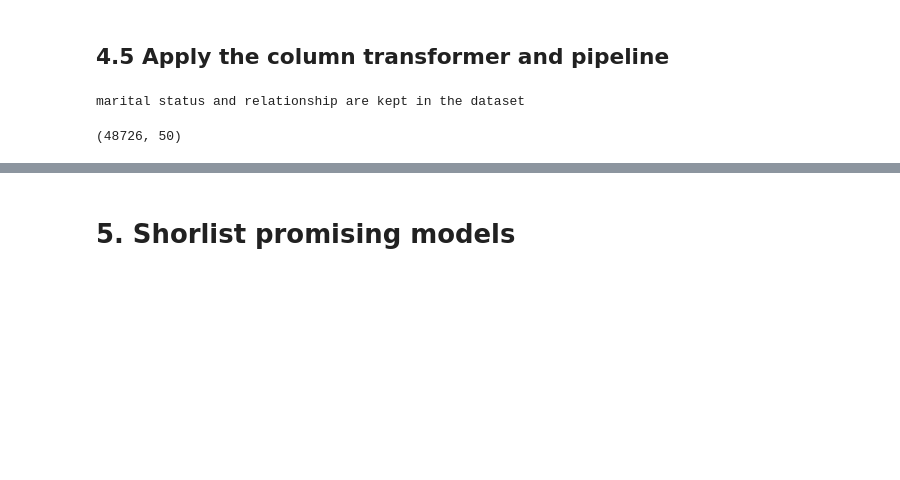
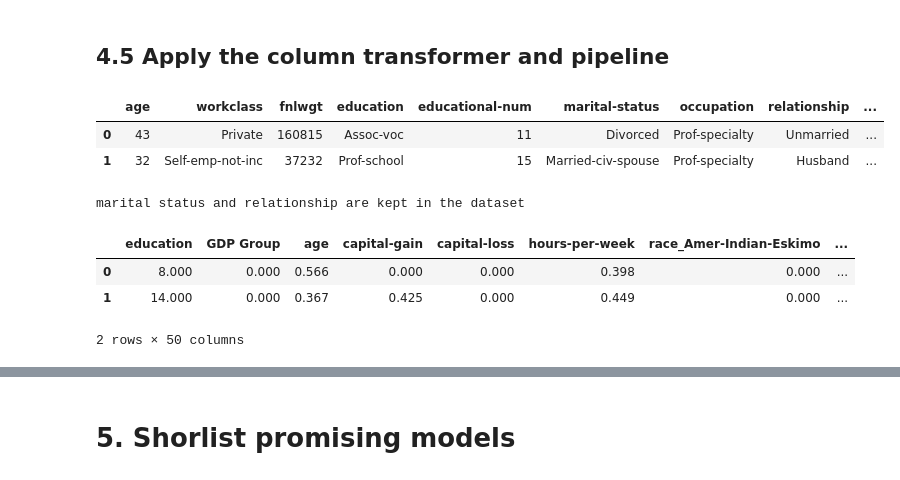
Before and after one commit to semasuka/Income-classification, a Jupyter notebook: Income_Classification.ipynb, the cells around one changed output, grey strips where cells are left out. Saved outputs shown, nothing was run; the diff lists cells and outputs as text; code cells hidden in the pictures; blank space fills up the shorter version.

```diff
--- a/Income_Classification.ipynb
+++ b/Income_Classification.ipynb
@@ -1680,7 +1689,17 @@ def full_pipeline_fuc(df):
     return smote_pip_result
+# %%
+train_copy.head(2)
+# %% [output]
+|  | age | workclass | fnlwgt | education | educational-num | marital-status | occupation | relationship | ... |
+| 0 | 43 | Private | 160815 | Assoc-voc | 11 | Divorced | Prof-specialty | Unmarried | ... |
+| 1 | 32 | Self-emp-not-inc | 37232 | Prof-school | 15 | Married-civ-spouse | Prof-specialty | Husband | ... |
 # %%
 train_copy_prep = full_pipeline_fuc(train_copy)
 train_copy_prep.shape
+train_copy_prep.head(2)
 # %% [output]
 marital status and relationship are kept in the dataset
+|  | education | GDP Group | age | capital-gain | capital-loss | hours-per-week | race_Amer-Indian-Eskimo | ... |
+| 0 | 8.000 | 0.000 | 0.566 | 0.000 | 0.000 | 0.398 | 0.000 | ... |
+| 1 | 14.000 | 0.000 | 0.367 | 0.425 | 0.000 | 0.449 | 0.000 | ... |
-(48726, 50)
+2 rows × 50 columns
```
Also changed, not shown: parts of 70 cells of this notebook.
